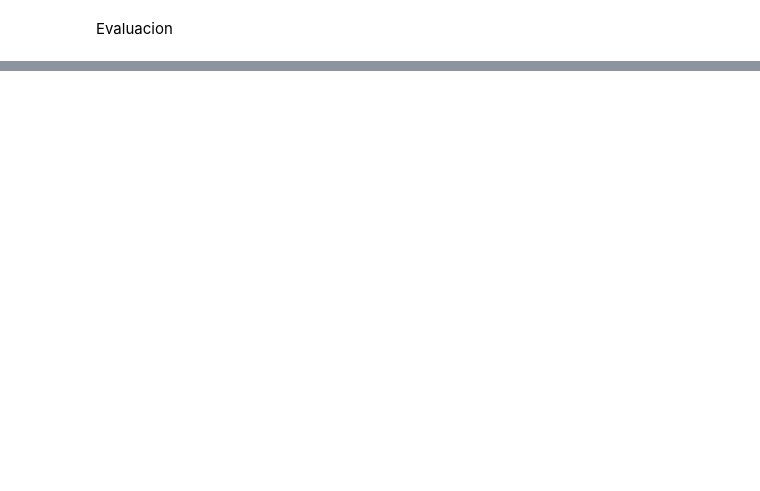
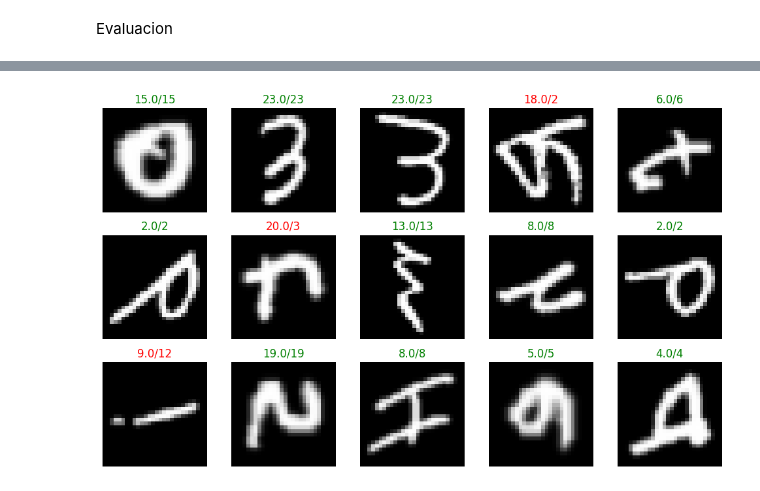
Before and after one commit to Daniel9ad/LaboratoriosIA2, a Jupyter notebook: Lab01/Lab01.ipynb, the cells around one changed output, grey strips where cells are left out. Saved outputs shown, nothing was run; the diff lists cells and outputs as text; code cells hidden in the pictures; blank space fills up the shorter version.

```diff
--- a/Lab01/Lab01.ipynb
+++ b/Lab01/Lab01.ipynb
@@ -164,0 +192,17 @@ Evaluacion
+# %%
+r, c = 3, 5
+fig = plt.figure(figsize=(2*c, 2*r))
+test_imgs, test_labs = [], []
+for _r in range(r):
+    for _c in range(c):
+        plt.subplot(r, c, _r*c + _c + 1)
+        ix = random.randint(0, len(X_test)-1)
+        img = X_test[ix]
+        y_pred = evaluate(torch.tensor([img]).float().cuda())[0]
+        plt.imshow(img.reshape(28,28), cmap='gray')
+        plt.axis("off")
+        plt.title(f"{y_test[ix]}/{y_pred}", color="green" if y_test[ix] == y_pred else "red")
+plt.tight_layout()
+plt.show()
+# %% [output]
+[figure, added]
```
Also changed, not shown: parts of 8 cells of this notebook.
